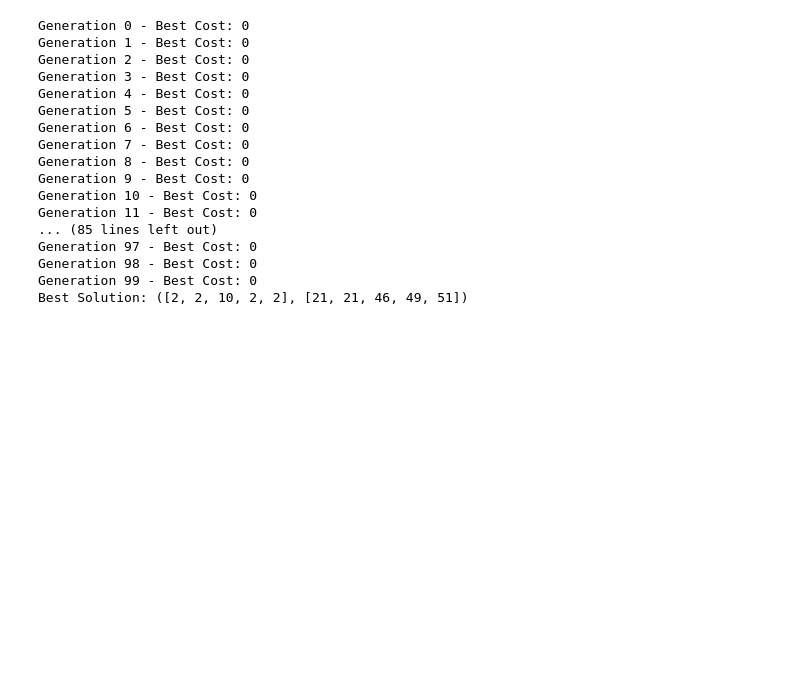
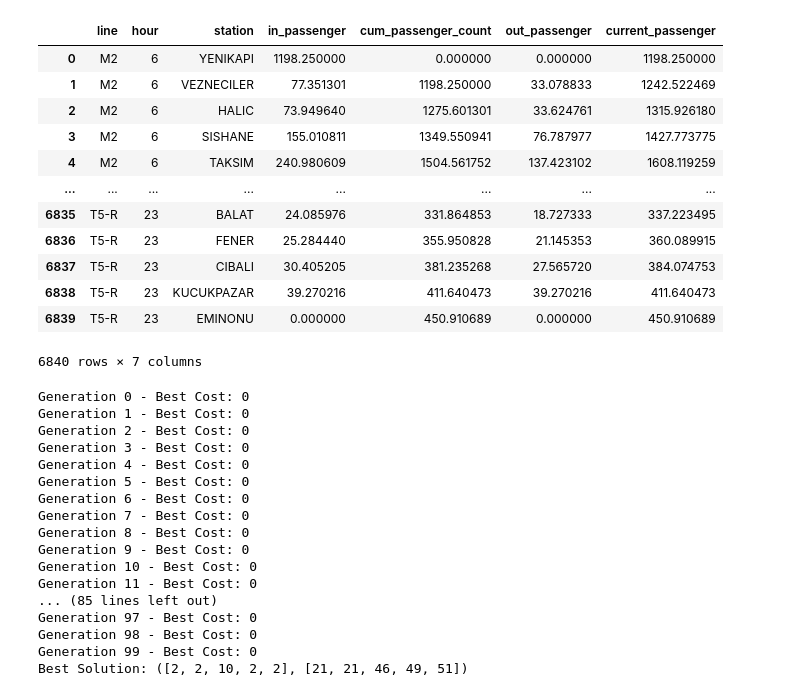
Before and after one commit to NeoAcar/Opti, a Jupyter notebook: main.ipynb, the cells around one changed output. Cells and saved outputs as stored; diff of their text form; code cells hidden in the pictures; blank space fills up the shorter version.

```diff
--- a/main.ipynb
+++ b/main.ipynb
@@ -149,0 +314,5 @@ for i in range(len(data)):
+# %%
+#cumulative sum of passenger_count shifted by 1 station
+df_split['cum_passenger_count'] = df_split.groupby(['hour', 'line'])['in_passenger'].cumsum()
+df_split['cum_passenger_count'] = df_split.groupby(['hour', 'line'])['cum_passenger_count'].shift(fill_value=0)
+df_split
@@ -150,3 +333,37 @@ for i in range(len(data)):
+# %%
+def calculate_out_passenger_count(data, hour, line, station):
+    data = data[(data["hour"] == hour) & (data["line"] == line)]
+    station_data = data[data["station"] == station]
+    passenger_count = station_data["in_passenger"].iloc[0]
+    total_passenger_count = sum(data["in_passenger"])
+    cumsum_passenger_count = station_data["cum_passenger_count"].iloc[0]
+    out = passenger_count * cumsum_passenger_count / (total_passenger_count-passenger_count)
+    return out
+# %%
+df_split['out_passenger'] = None
+
+
+for index, row in df_split.iterrows():
+    out = calculate_out_passenger_count(df_split, row['hour'], row['line'], row['station'])
+    df_split.at[index, 'out_passenger'] = out
+
+df_split['out_passenger'] = pd.to_numeric(df_split['out_passenger'], errors='coerce')
+df_split["current_passenger"] = df_split["cum_passenger_count"] - df_split["out_passenger"] + df_split["in_passenger"]
+df_split
+# %% [output]
+|  | line | hour | station | in_passenger | cum_passenger_count | out_passenger | current_passenger |
+| 0 | M2 | 6 | YENIKAPI | 1198.250000 | 0.000000 | 0.000000 | 1198.250000 |
+| 1 | M2 | 6 | VEZNECILER | 77.351301 | 1198.250000 | 33.078833 | 1242.522469 |
+| 2 | M2 | 6 | HALIC | 73.949640 | 1275.601301 | 33.624761 | 1315.926180 |
+| 3 | M2 | 6 | SISHANE | 155.010811 | 1349.550941 | 76.787977 | 1427.773775 |
+| 4 | M2 | 6 | TAKSIM | 240.980609 | 1504.561752 | 137.423102 | 1608.119259 |
+| ... | ... | ... | ... | ... | ... | ... | ... |
+| 6835 | T5-R | 23 | BALAT | 24.085976 | 331.864853 | 18.727333 | 337.223495 |
+| 6836 | T5-R | 23 | FENER | 25.284440 | 355.950828 | 21.145353 | 360.089915 |
+| 6837 | T5-R | 23 | CIBALI | 30.405205 | 381.235268 | 27.565720 | 384.074753 |
+| 6838 | T5-R | 23 | KUCUKPAZAR | 39.270216 | 411.640473 | 39.270216 | 411.640473 |
+| 6839 | T5-R | 23 | EMINONU | 0.000000 | 450.910689 | 0.000000 | 450.910689 |
+6840 rows × 7 columns
 # %%
 NUM_LINES = 5  # example number of metro lines
 POPULATION_SIZE = 50
```
Also changed, not shown: parts of 16 cells of this notebook.
